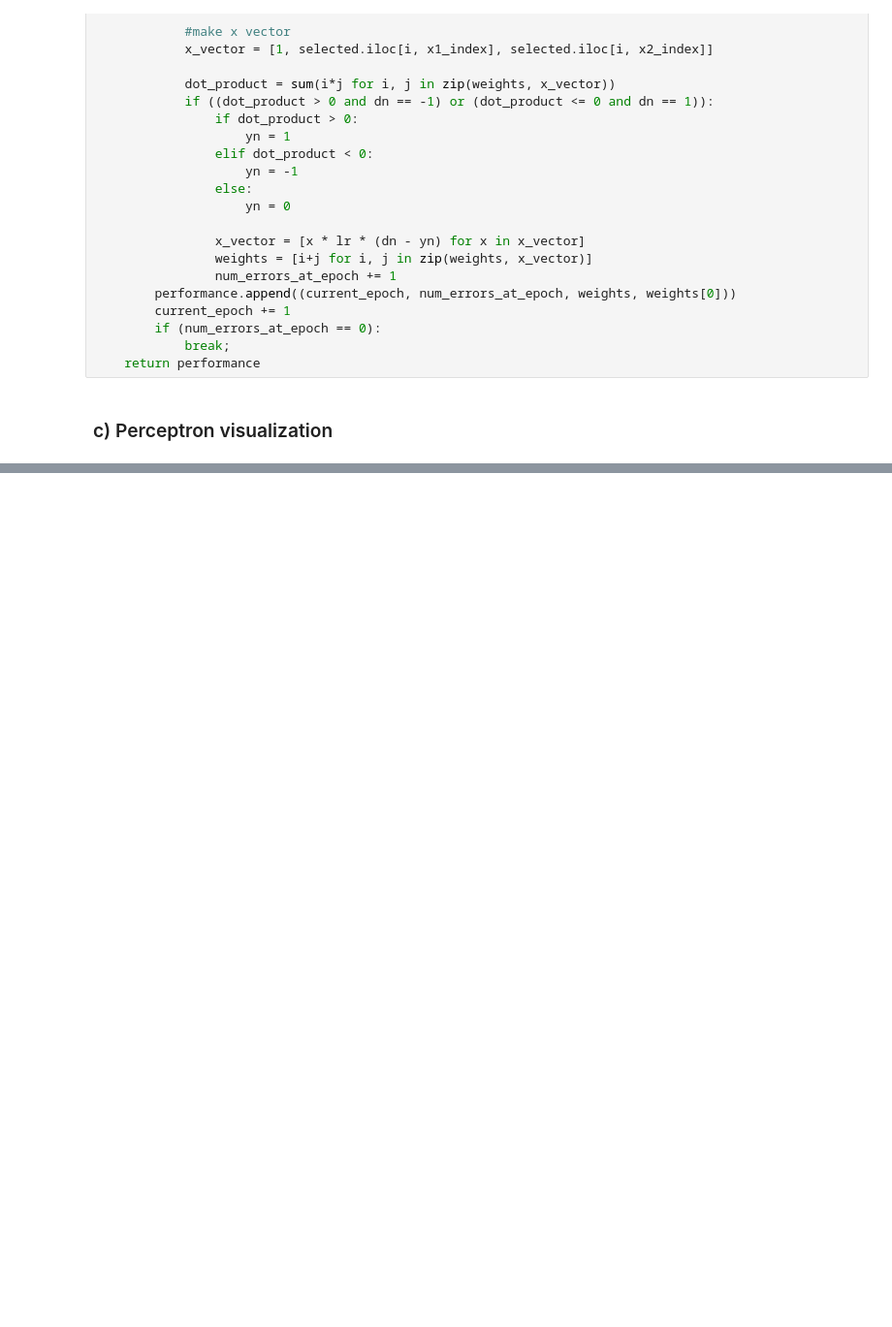
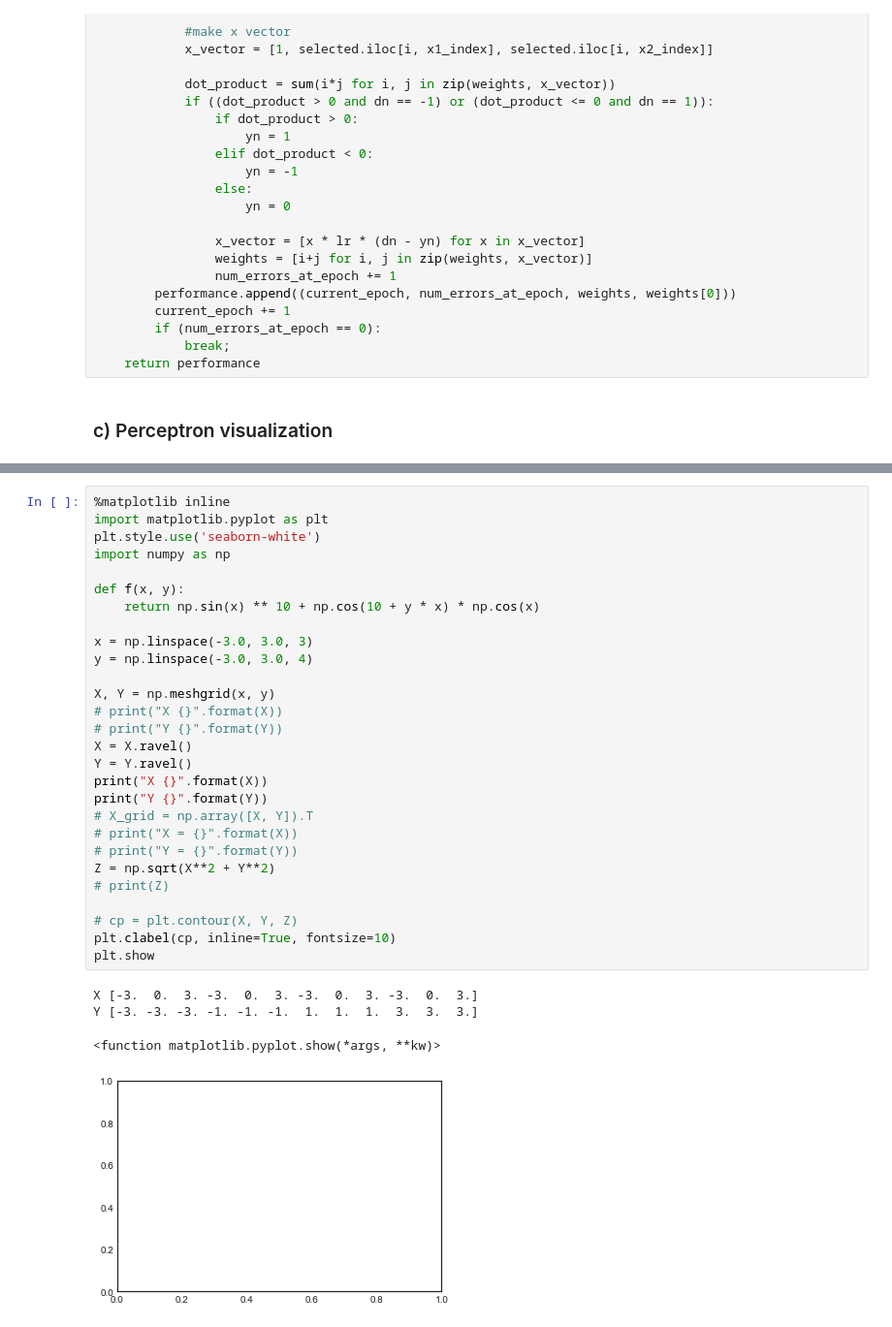
Before and after one commit to aspyltsov65/-ft_sommelier, a Jupyter notebook: python_env/ft_sommelier.ipynb, the cells around one changed output, grey strips where cells are left out. Shown: that part at 97% size. Cells and saved outputs as stored; diff of their text form; blank space fills up the shorter version.

```diff
--- a/python_env/ft_sommelier.ipynb
+++ b/python_env/ft_sommelier.ipynb
@@ -222,0 +231,33 @@ plt.show()
+# %%
+%matplotlib inline
+import matplotlib.pyplot as plt
+plt.style.use('seaborn-white')
+import numpy as np
+
+def f(x, y):
+    return np.sin(x) ** 10 + np.cos(10 + y * x) * np.cos(x)
+
+x = np.linspace(-3.0, 3.0, 3)
+y = np.linspace(-3.0, 3.0, 4)
+
+X, Y = np.meshgrid(x, y)
+# print("X {}".format(X))
+# print("Y {}".format(Y))
+X = X.ravel()
+Y = Y.ravel()
+print("X {}".format(X))
+print("Y {}".format(Y))
+# X_grid = np.array([X, Y]).T
+# print("X = {}".format(X))
+# print("Y = {}".format(Y))
+Z = np.sqrt(X**2 + Y**2)
+# print(Z)
+
+# cp = plt.contour(X, Y, Z)
+plt.clabel(cp, inline=True, fontsize=10)
+plt.show
+# %% [output]
+X [-3.  0.  3. -3.  0.  3. -3.  0.  3. -3.  0.  3.]
+Y [-3. -3. -3. -1. -1. -1.  1.  1.  1.  3.  3.  3.]
+<function matplotlib.pyplot.show(*args, **kw)>
+[figure, added]
```
Also changed, not shown: parts of 3 cells of this notebook, 1 other file.
